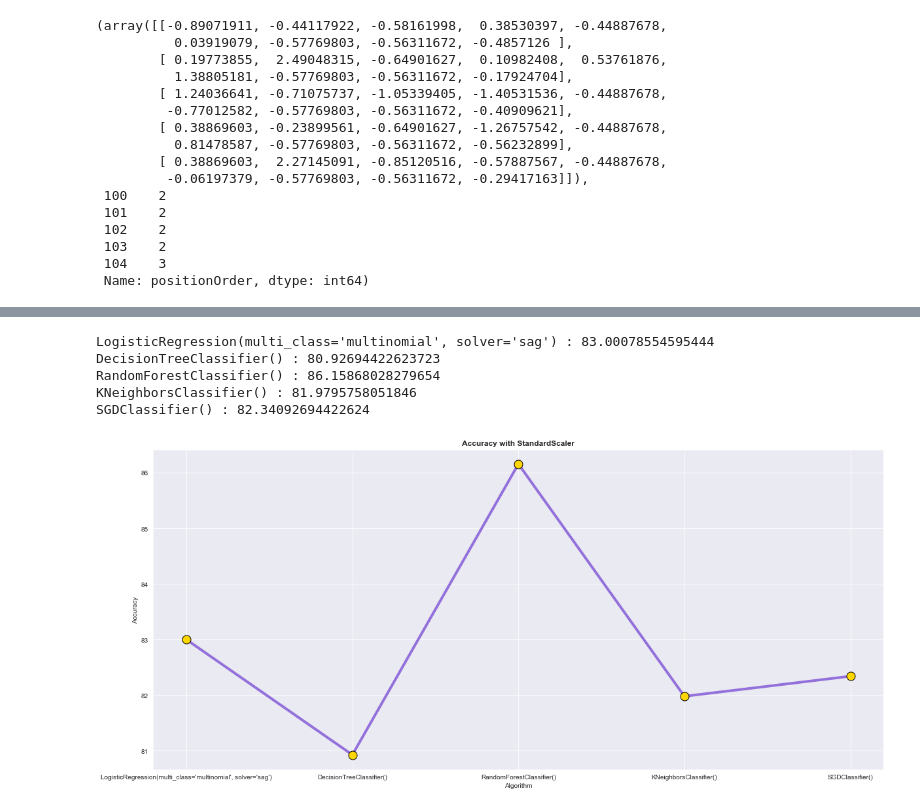
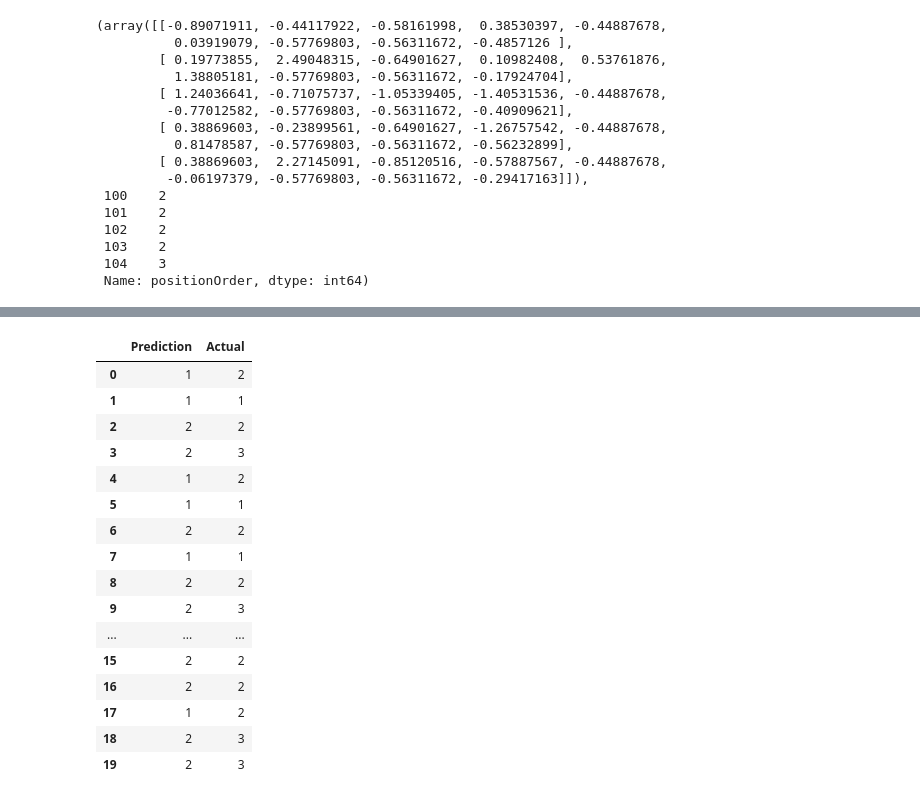
Before and after one commit to AaronLearnsCode94/Group-A-Project-2, a Jupyter notebook: Predictions.ipynb, the cells around one changed output, grey strips where cells are left out. Cells and saved outputs as stored; diff of their text form; code cells hidden in the pictures.

```diff
--- a/Predictions.ipynb
+++ b/Predictions.ipynb
@@ -359,36 +359,26 @@ plt.show()
 # %%
-# Drop GaussianNB
-lr = LogisticRegression(solver='sag', multi_class = "multinomial")
-dt = DecisionTreeClassifier()
-rn = RandomForestClassifier()
-knn = KNeighborsClassifier()
-sgd = SGDClassifier()
+#Predict vs Actual with randomforest
+predictions = rn.predict(X_test)
+results = pd.DataFrame({"Prediction": predictions, "Actual": y_test}).reset_index(drop=True)
+results.head(20)
+# %% [output]
+|  | Prediction | Actual |
+| 0 | 1 | 2 |
+| 1 | 1 | 1 |
+| 2 | 2 | 2 |
+| 3 | 2 | 3 |
+| 4 | 1 | 2 |
+| 5 | 1 | 1 |
+| 6 | 2 | 2 |
+| 7 | 1 | 1 |
+| 8 | 2 | 2 |
+| 9 | 2 | 3 |
+| ... | ... | ... |
+| 15 | 2 | 2 |
+| 16 | 2 | 2 |
+| 17 | 1 | 2 |
+| 18 | 2 | 3 |
+| 19 | 2 | 3 |
-# %%
-li = [lr,dt, rn, knn, sgd]
-all_predictions = pd.DataFrame()
-dic = {}
-for i in li:
-    i.fit(x_train_std,y_train)
-    ypred = i.predict(x_test_std)
-    print(i,":",accuracy_score(ypred,y_test)*100)
-    dic.update({str(i):i.score(x_test_std,y_test)*100})
-    all_predictions[str(i)] = ypred
-# %% [output]
-LogisticRegression(multi_class='multinomial', solver='sag') : 83.00078554595444
-DecisionTreeClassifier() : 80.92694422623723
-RandomForestClassifier() : 86.15868028279654
-KNeighborsClassifier() : 81.9795758051846
-SGDClassifier() : 82.34092694422624
-# %%
-plt.figure(figsize=(20, 9))
-plt.title("Accuracy with StandardScaler", fontweight='bold')
-plt.xlabel("Algorithm")
-plt.ylabel("Accuracy")
-plt.plot(dic.keys(),dic.values(),marker='o',color='mediumpurple',linewidth=4,markersize=13,
-         markerfacecolor='gold',markeredgecolor='black')
-plt.show()
-# %% [output]
-[figure, removed]
 # %%
 # Fit the highest accury model RandomForest
 from sklearn.metrics import roc_auc_score, accuracy_score, classification_report
```
Also changed, not shown: parts of 6 cells of this notebook, 1 other file.
